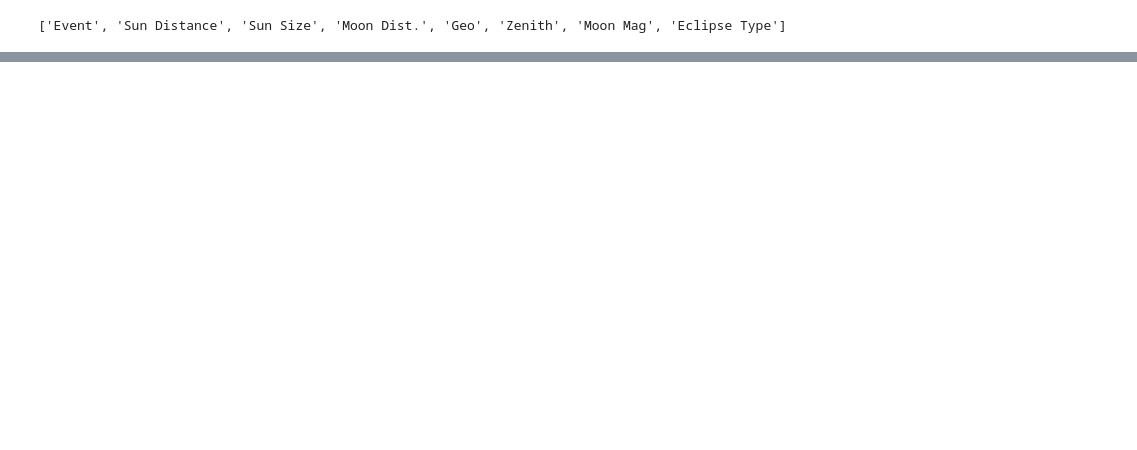
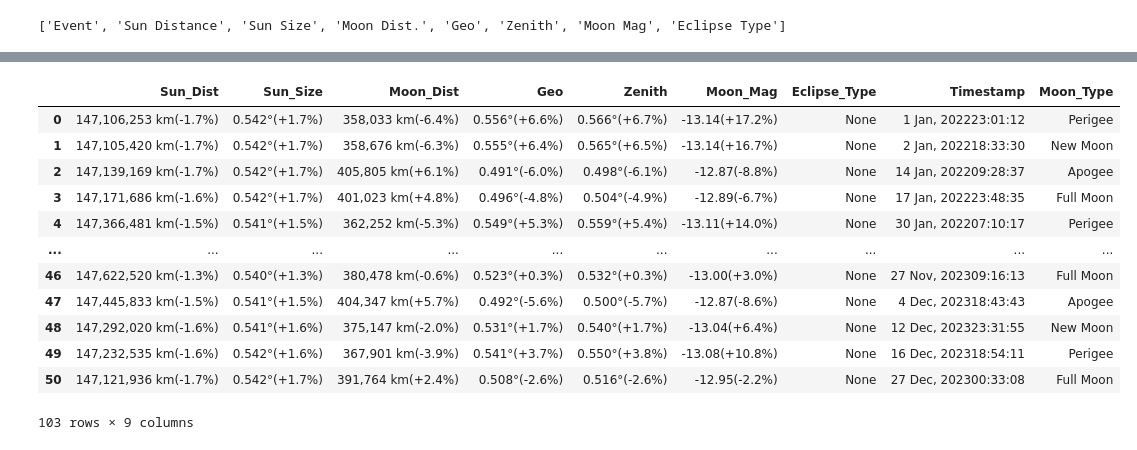
Before and after one commit to LincolnBrownBellevue/DSC540, a Jupyter notebook: Wks7-8/DSC540_Milestone3_LincolnBrown.ipynb, the cells around one changed output, grey strips where cells are left out. Cells and saved outputs as stored; diff of their text form; code cells hidden in the pictures; blank space fills up the shorter version.

```diff
--- a/Wks7-8/DSC540_Milestone3_LincolnBrown.ipynb
+++ b/Wks7-8/DSC540_Milestone3_LincolnBrown.ipynb
@@ -228,0 +266,26 @@ moon_23_df
+# %%
+moon_df_clean = moon_df.copy()
+moon_df_clean[['Timestamp', 'Moon_Type']] = moon_df_clean['Event'].str.split("UT\n", expand=True)
+
+del moon_df_clean['Event']
+
+columns = ['Sun_Dist', 'Sun_Size', 'Moon_Dist', 'Geo', 'Zenith', 'Moon_Mag', 'Eclipse_Type', 'Timestamp', 'Moon_Type']
+
+# Rename the columns to remove spaces
+moon_df_clean.columns = columns
+
+moon_df_clean
+# %% [output]
+|  | Sun_Dist | Sun_Size | Moon_Dist | Geo | Zenith | Moon_Mag | Eclipse_Type | Timestamp | Moon_Type |
+| 0 | 147,106,253 km(-1.7%) | 0.542°(+1.7%) | 358,033 km(-6.4%) | 0.556°(+6.6%) | 0.566°(+6.7%) | -13.14(+17.2%) | None | 1 Jan, 202223:01:12 | Perigee |
+| 1 | 147,105,420 km(-1.7%) | 0.542°(+1.7%) | 358,676 km(-6.3%) | 0.555°(+6.4%) | 0.565°(+6.5%) | -13.14(+16.7%) | None | 2 Jan, 202218:33:30 | New Moon |
+| 2 | 147,139,169 km(-1.7%) | 0.542°(+1.7%) | 405,805 km(+6.1%) | 0.491°(-6.0%) | 0.498°(-6.1%) | -12.87(-8.8%) | None | 14 Jan, 202209:28:37 | Apogee |
+| 3 | 147,171,686 km(-1.6%) | 0.542°(+1.7%) | 401,023 km(+4.8%) | 0.496°(-4.8%) | 0.504°(-4.9%) | -12.89(-6.7%) | None | 17 Jan, 202223:48:35 | Full Moon |
+| 4 | 147,366,481 km(-1.5%) | 0.541°(+1.5%) | 362,252 km(-5.3%) | 0.549°(+5.3%) | 0.559°(+5.4%) | -13.11(+14.0%) | None | 30 Jan, 202207:10:17 | Perigee |
+| ... | ... | ... | ... | ... | ... | ... | ... | ... | ... |
+| 46 | 147,622,520 km(-1.3%) | 0.540°(+1.3%) | 380,478 km(-0.6%) | 0.523°(+0.3%) | 0.532°(+0.3%) | -13.00(+3.0%) | None | 27 Nov, 202309:16:13 | Full Moon |
+| 47 | 147,445,833 km(-1.5%) | 0.541°(+1.5%) | 404,347 km(+5.7%) | 0.492°(-5.6%) | 0.500°(-5.7%) | -12.87(-8.6%) | None | 4 Dec, 202318:43:43 | Apogee |
+| 48 | 147,292,020 km(-1.6%) | 0.541°(+1.6%) | 375,147 km(-2.0%) | 0.531°(+1.7%) | 0.540°(+1.7%) | -13.04(+6.4%) | None | 12 Dec, 202323:31:55 | New Moon |
+| 49 | 147,232,535 km(-1.6%) | 0.542°(+1.6%) | 367,901 km(-3.9%) | 0.541°(+3.7%) | 0.550°(+3.8%) | -13.08(+10.8%) | None | 16 Dec, 202318:54:11 | Perigee |
+| 50 | 147,121,936 km(-1.7%) | 0.542°(+1.7%) | 391,764 km(+2.4%) | 0.508°(-2.6%) | 0.516°(-2.6%) | -12.95(-2.2%) | None | 27 Dec, 202300:33:08 | Full Moon |
+103 rows × 9 columns
```
Also changed, not shown: parts of 16 cells of this notebook, 13 other files.
